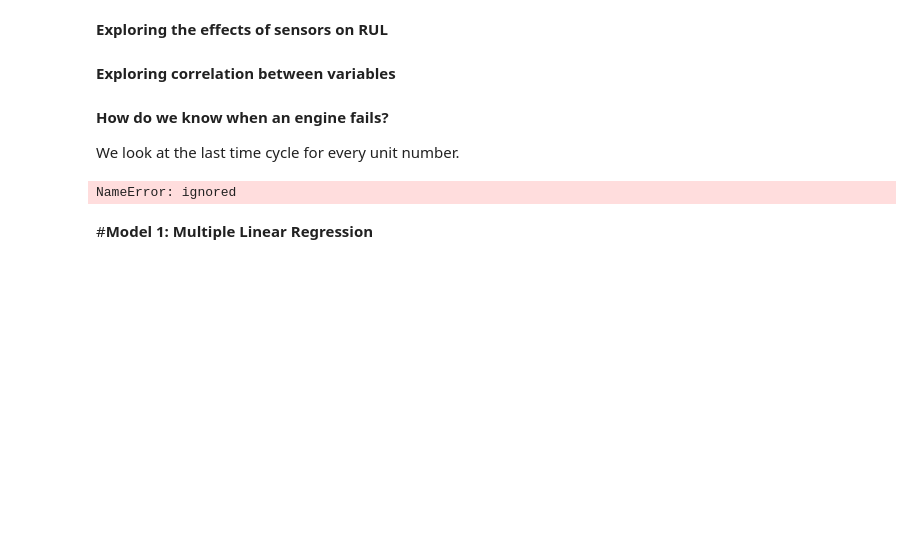
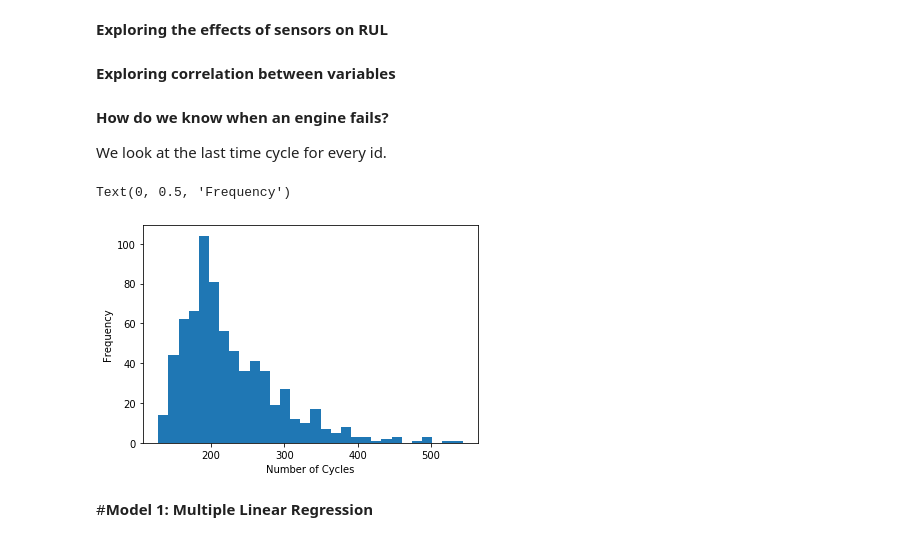
Before and after one commit to francoisdoanp/MLTBP, a Jupyter notebook: Project_ML.ipynb, the cells around one changed output. Cells and saved outputs as stored; diff of their text form; code cells hidden in the pictures; blank space fills up the shorter version.

```diff
--- a/Project_ML.ipynb
+++ b/Project_ML.ipynb
@@ -186,9 +186,9 @@ Important note: In the training set, the last Cycle (represented in the table by
 # %%
 #Adding column for remaining useful life (RUL)
 
-y_train = pd.DataFrame(train_pd.groupby(['Unit Number'])['Time (Cycles)'].max())
+y_train = pd.DataFrame(train_pd.groupby(['id'])['Time (Cycles)'].max())
 
-train_pd = pd.merge(train_pd,y_train, on='Unit Number')
+train_pd = pd.merge(train_pd,y_train, on='id')
 train_pd['RUL'] = train_pd['Time (Cycles)_y'] - train_pd['Time (Cycles)_x']
 train_pd = train_pd.drop('Time (Cycles)_y',1)
 train_pd = train_pd.rename(columns = {'Time (Cycles)_x':'Time (Cycles)'})
@@ -245,13 +266,14 @@ corr.style.background_gradient(cmap='coolwarm')
 # %% [markdown]
 **How do we know when an engine fails?**
 
-We look at the last time cycle for every unit number.
+We look at the last time cycle for every id.
 # %%
-train_pd.groupby(['Unit Number'])['Time (Cycles)'].max().hist(bins=30, grid=False)
+train_pd.groupby(['id'])['Time (Cycles)'].max().hist(bins=30, grid=False)
 plt.xlabel('Number of Cycles')
 plt.ylabel('Frequency')
 # %% [output]
-NameError: ignored
+Text(0, 0.5, 'Frequency')
+[figure, added]
 # %% [markdown]
 #**Model 1: Multiple Linear Regression**
 # %% [markdown]
```
Also changed, not shown: parts of 11 cells of this notebook.
